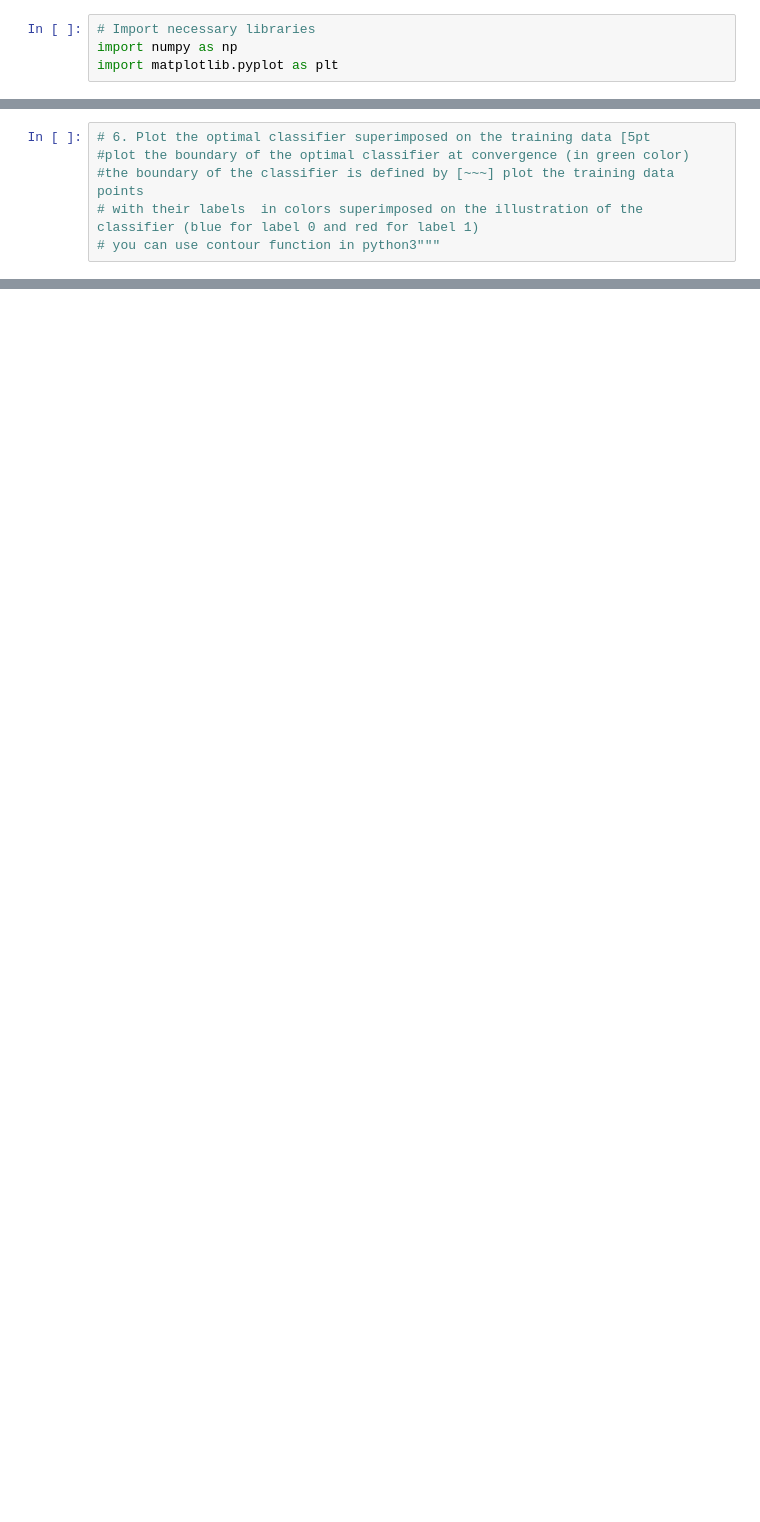
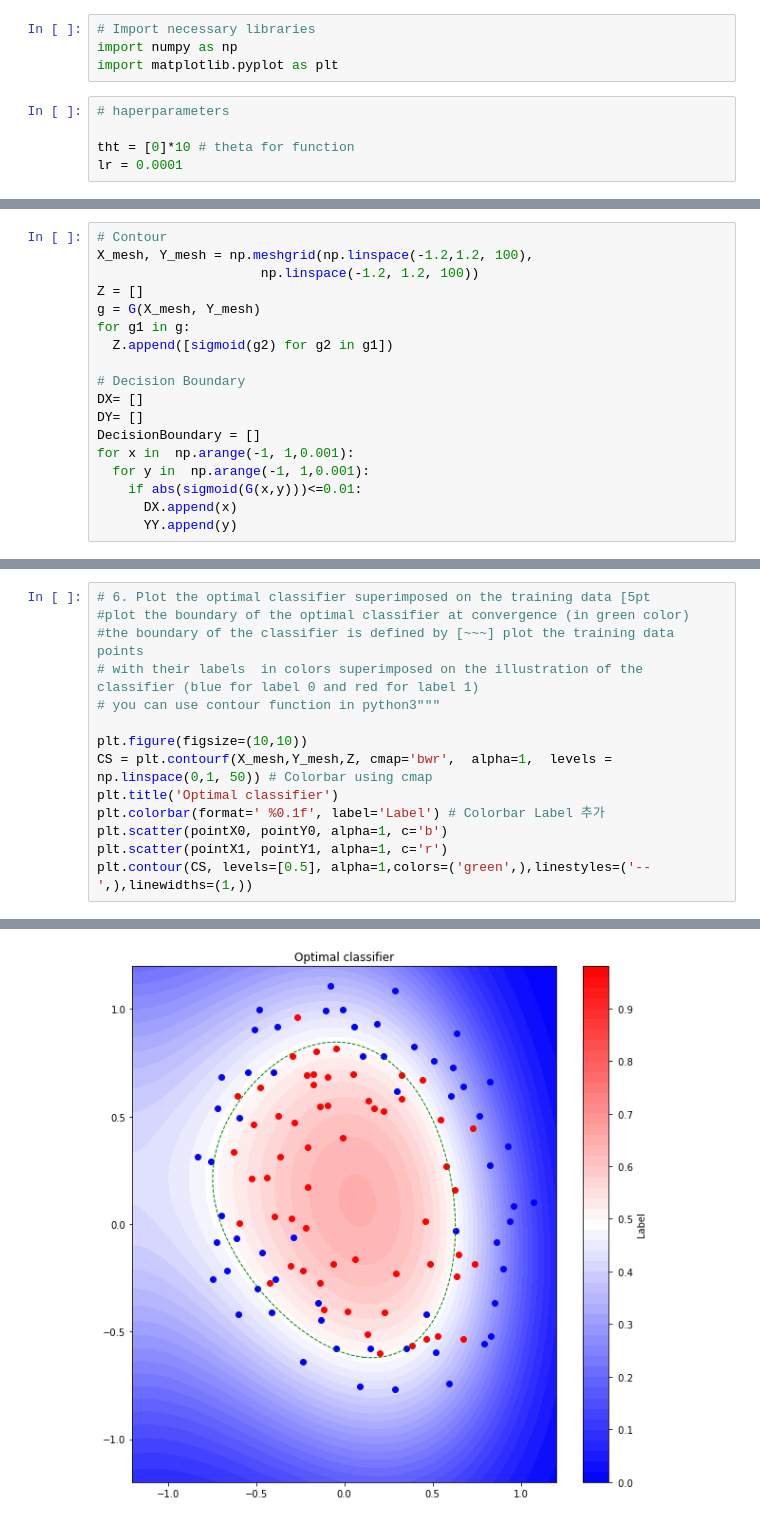
Before and after one commit to fxnnxc/class-MachineLearning, a Jupyter notebook: Assignment06.ipynb, the cells around one changed output, grey strips where cells are left out. Drawn from its saved outputs; the diff is of its cells as text; blank space fills up the shorter version.

```diff
--- a/Assignment06.ipynb
+++ b/Assignment06.ipynb
@@ -6,3 +10,8 @@
 # Import necessary libraries
 import numpy as np
 import matplotlib.pyplot as plt
+# %%
+# haperparameters
+
+tht = [0]*10 # theta for function
+lr = 0.0001
@@ -28 +87,19 @@ pointY1 =pointY[label==1]
+# %%
+# Contour
+X_mesh, Y_mesh = np.meshgrid(np.linspace(-1.2,1.2, 100),
+                     np.linspace(-1.2, 1.2, 100))
+Z = []
+g = G(X_mesh, Y_mesh)
+for g1 in g:
+  Z.append([sigmoid(g2) for g2 in g1])
+
+# Decision Boundary
+DX= []
+DY= []
+DecisionBoundary = []
+for x in  np.arange(-1, 1,0.001):
+  for y in  np.arange(-1, 1,0.001):
+    if abs(sigmoid(G(x,y)))<=0.01:
+      DX.append(x)
+      YY.append(y)
 # %% [markdown]
@@ -56,4 +185,12 @@ plt.show()
 #the boundary of the classifier is defined by [~~~] plot the training data points
 # with their labels  in colors superimposed on the illustration of the classifier (blue for label 0 and red for label 1)
 # you can use contour function in python3"""
+
+plt.figure(figsize=(10,10))
+CS = plt.contourf(X_mesh,Y_mesh,Z, cmap='bwr',  alpha=1,  levels = np.linspace(0,1, 50)) # Colorbar using cmap
+plt.title('Optimal classifier')
+plt.colorbar(format=' %0.1f', label='Label') # Colorbar Label 추가
+plt.scatter(pointX0, pointY0, alpha=1, c='b')
+plt.scatter(pointX1, pointY1, alpha=1, c='r')
+plt.contour(CS, levels=[0.5], alpha=1,colors=('green',),linestyles=('--',),linewidths=(1,))
 # %% [output]
@@ -60,0 +198 @@ plt.show()
+[figure, added]
```
Also changed, not shown: parts of 25 cells of this notebook.
